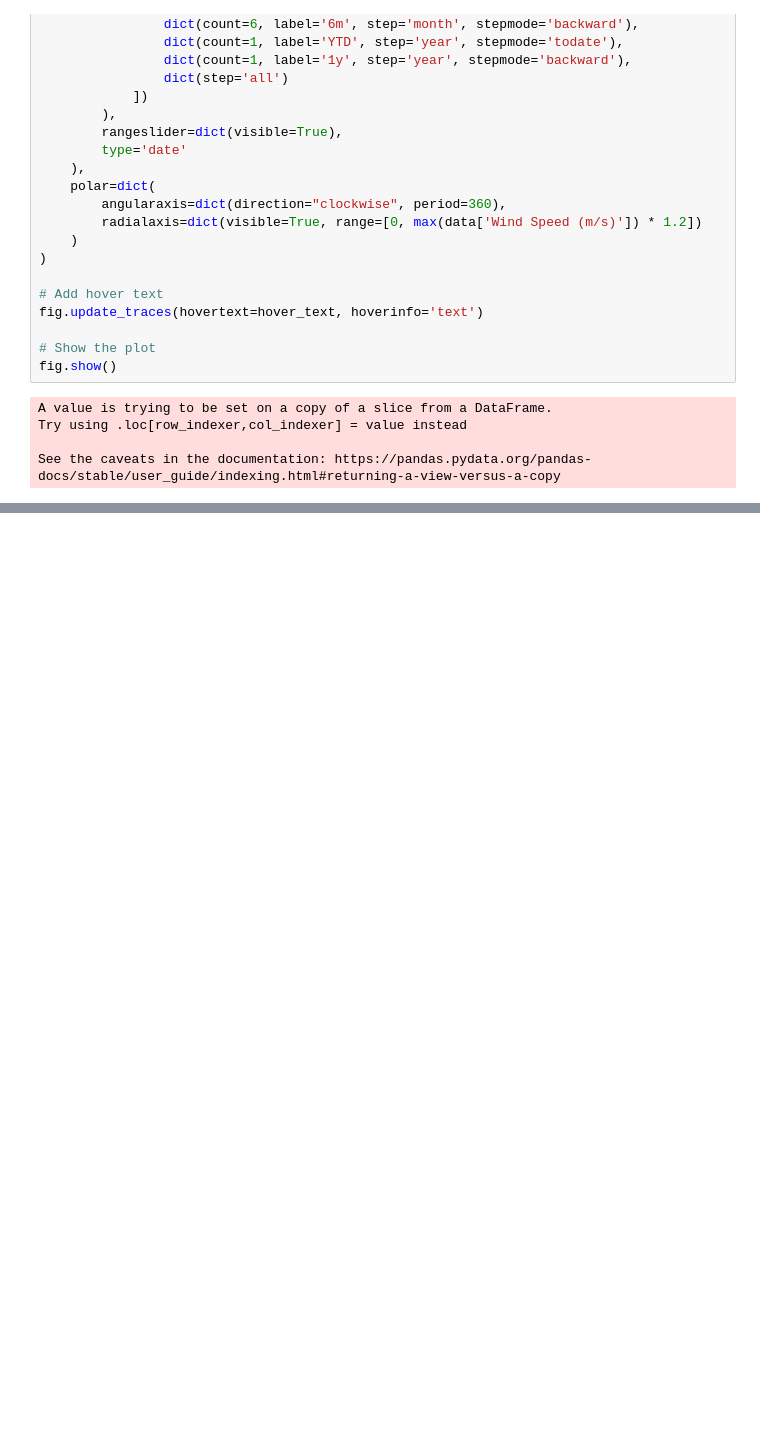
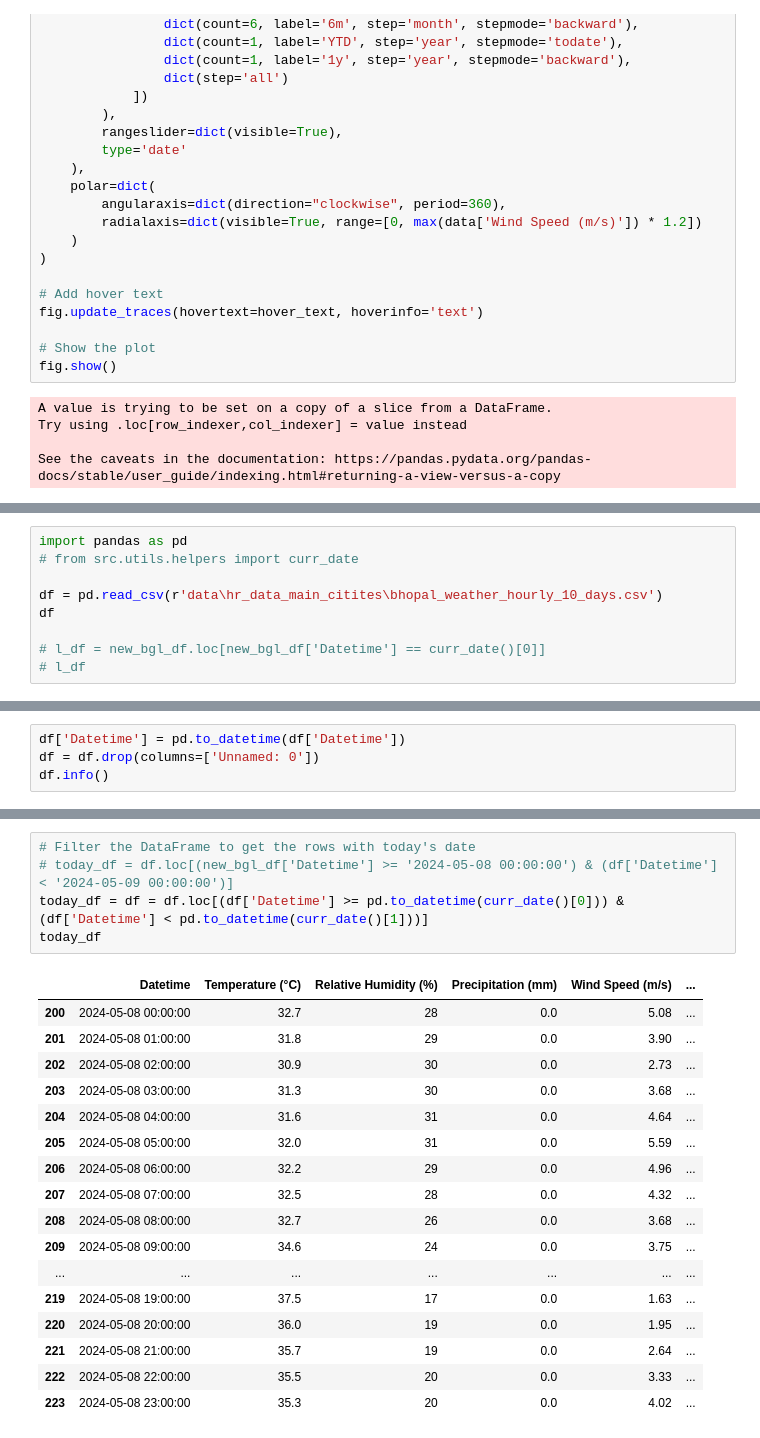
Before and after one commit to Rishit605/MetP, a Jupyter notebook: ETL.ipynb, the cells around one changed output, grey strips where cells are left out. Saved outputs shown, nothing was run; the diff lists cells and outputs as text; blank space fills up the shorter version.

```diff
--- a/ETL.ipynb
+++ b/ETL.ipynb
@@ -1780,0 +1456,9 @@ See the caveats in the documentation: https://pandas.pydata.org/pandas-docs/stab
+# %%
+import pandas as pd
+# from src.utils.helpers import curr_date
+
+df = pd.read_csv(r'data\hr_data_main_citites\bhopal_weather_hourly_10_days.csv')
+df
+
+# l_df = new_bgl_df.loc[new_bgl_df['Datetime'] == curr_date()[0]]
+# l_df
@@ -1780,0 +1479,4 @@ See the caveats in the documentation: https://pandas.pydata.org/pandas-docs/stab
+# %%
+df['Datetime'] = pd.to_datetime(df['Datetime'])
+df = df.drop(columns=['Unnamed: 0'])
+df.info()
@@ -1780,0 +1509,23 @@ See the caveats in the documentation: https://pandas.pydata.org/pandas-docs/stab
+# %%
+# Filter the DataFrame to get the rows with today's date
+# today_df = df.loc[(new_bgl_df['Datetime'] >= '2024-05-08 00:00:00') & (df['Datetime'] < '2024-05-09 00:00:00')]
+today_df = df = df.loc[(df['Datetime'] >= pd.to_datetime(curr_date()[0])) & (df['Datetime'] < pd.to_datetime(curr_date()[1]))]
+today_df
+# %% [output]
+|  | Datetime | Temperature (°C) | Relative Humidity (%) | Precipitation (mm) | Wind Speed (m/s) | ... |
+| 200 | 2024-05-08 00:00:00 | 32.7 | 28 | 0.0 | 5.08 | ... |
+| 201 | 2024-05-08 01:00:00 | 31.8 | 29 | 0.0 | 3.90 | ... |
+| 202 | 2024-05-08 02:00:00 | 30.9 | 30 | 0.0 | 2.73 | ... |
+| 203 | 2024-05-08 03:00:00 | 31.3 | 30 | 0.0 | 3.68 | ... |
+| 204 | 2024-05-08 04:00:00 | 31.6 | 31 | 0.0 | 4.64 | ... |
+| 205 | 2024-05-08 05:00:00 | 32.0 | 31 | 0.0 | 5.59 | ... |
+| 206 | 2024-05-08 06:00:00 | 32.2 | 29 | 0.0 | 4.96 | ... |
+| 207 | 2024-05-08 07:00:00 | 32.5 | 28 | 0.0 | 4.32 | ... |
+| 208 | 2024-05-08 08:00:00 | 32.7 | 26 | 0.0 | 3.68 | ... |
+| 209 | 2024-05-08 09:00:00 | 34.6 | 24 | 0.0 | 3.75 | ... |
+| ... | ... | ... | ... | ... | ... | ... |
+| 219 | 2024-05-08 19:00:00 | 37.5 | 17 | 0.0 | 1.63 | ... |
+| 220 | 2024-05-08 20:00:00 | 36.0 | 19 | 0.0 | 1.95 | ... |
+| 221 | 2024-05-08 21:00:00 | 35.7 | 19 | 0.0 | 2.64 | ... |
+| 222 | 2024-05-08 22:00:00 | 35.5 | 20 | 0.0 | 3.33 | ... |
+| 223 | 2024-05-08 23:00:00 | 35.3 | 20 | 0.0 | 4.02 | ... |
```
Also changed, not shown: parts of 26 cells of this notebook.
